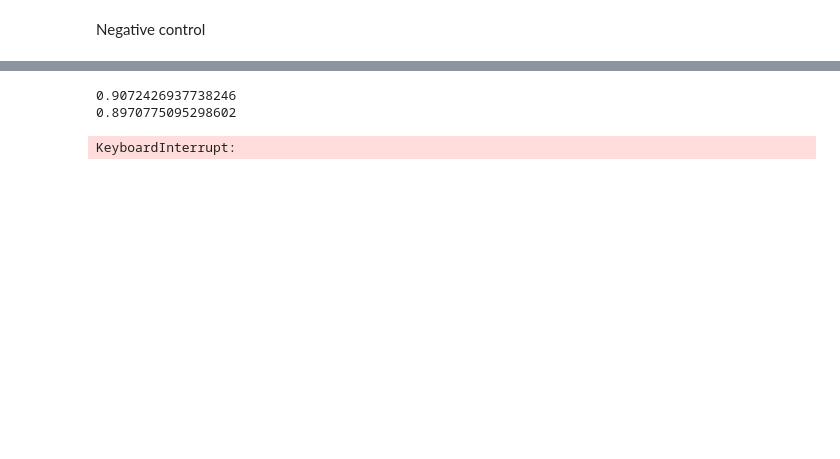
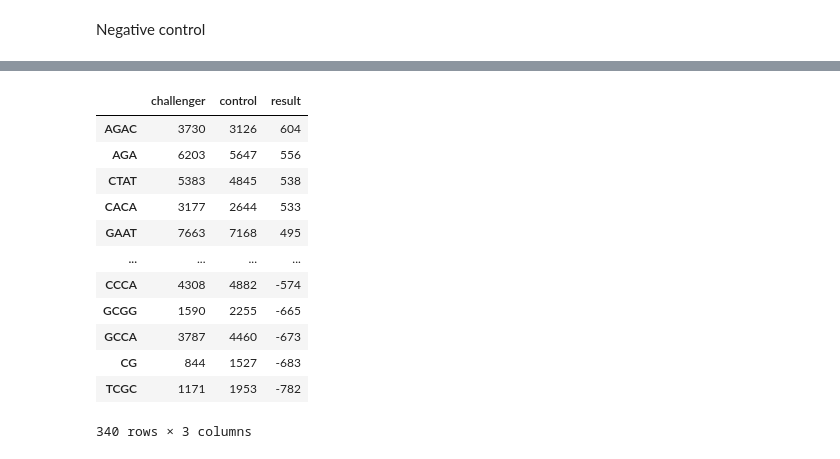
Before and after one commit to DeadlineWasYesterday/V-Classifier, a Jupyter notebook: Ele Filter 1.ipynb, the cells around one changed output, grey strips where cells are left out. Saved outputs shown, nothing was run; the diff lists cells and outputs as text; code cells hidden in the pictures; blank space fills up the shorter version.

```diff
--- a/Ele Filter 1.ipynb
+++ b/Ele Filter 1.ipynb
@@ -111,6 +111,9 @@ def rfimp(feats,pnrtr,pnrts):
     y_train = pnrtr.iloc[:, 1].values.astype(float)
     y_test = pnrts.iloc[:, 1].values.astype(float)
 
+    X = np.concatenate([X_train, X_test], axis = 0)
+    y = np.concatenate([y_train, y_test], axis = 0)
+
     # Feature Scaling
     from sklearn.preprocessing import StandardScaler
     sc = StandardScaler()
@@ -119,7 +122,7 @@ def rfimp(feats,pnrtr,pnrts):
 
     # Fitting Random Forest Classification to the Training set
     from sklearn.ensemble import RandomForestClassifier
-    classifier = RandomForestClassifier(n_estimators = 10, criterion = 'entropy', random_state = 0)
+    classifier = RandomForestClassifier(n_estimators = 15, criterion = 'entropy', random_state = 0)
     classifier.fit(X_train, y_train)
 
     # Predicting the Test set results
@@ -129,11 +132,15 @@ def rfimp(feats,pnrtr,pnrts):
     from sklearn.metrics import confusion_matrix
     cm = confusion_matrix(y_test, y_pred)
 
-    return cm
+    scores_mic = cross_val_score(classifier, X, y, cv=5, scoring='f1_micro')
+
+    return scores_mic
 # %%
 pndf = pd.read_csv('pndf.csv')
 res = pd.read_csv('res 340.csv')
 df1 = pd.concat([pndf, res], axis = 1)
+df1.loc[pndf['Gen'] == 'ssRNA(+)', 'Gen'] = 0
+df1.loc[pndf['Gen'] == 'ssRNA(-)', 'Gen'] = 1
 
 aclist = []
 
@@ -147,10 +154,10 @@ for i in range(20):
     pnrts = pd.concat([e,f], axis = 0)
 
     feats = featsrc(rp1,rn1)
-    cm = rfimp(feats, pnrtr, pnrts)
+    fmic = rfimp(feats, pnrtr, pnrts)
 
-    aclist.append((cm[0][0] + cm[1][1]) / (cm.sum()))
-    print((cm[0][0] + cm[1][1]) / (cm.sum()))
+    aclist.append(fmic.mean())
+    print(fmic.mean(), fmic.std()*2)
 
 print(np.mean(aclist))
 # %% [output]
@@ -177,12 +178,12 @@ df1 = pd.concat([pndf, res], axis = 1)
 for i1 in range(10):
     df1['Gen'] = 0
     rindex = np.random.choice(len(df1), 283, replace=False)
-    for i in rindex:
-        df1.loc[i,'Gen', 'Gen'] = 1
+    for i2 in rindex:
+        df1.loc[i2,'Gen'] = 1
 
     aclist = []
 
-    for i2 in range(20):
+    for i2 in range(5):
         a,b,c,d,e,f = split(df1)
         ps1 = a.iloc[:,:8]
         ns1 = b.iloc[:,:8]
@@ -192,9 +193,10 @@ for i1 in range(10):
         pnrts = pd.concat([e,f], axis = 0)
 
         feats = featsrc(rp1,rn1)
-        cm = rfimp(feats, pnrtr, pnrts)
+        fmic = rfimp(feats, pnrtr, pnrts)
 
-        aclist.append((cm[0][0] + cm[1][1]) / (cm.sum()))
-        print((cm[0][0] + cm[1][1]) / (cm.sum()))
+        aclist.append(fmic.mean())
+        print(fmic.mean())
+        print(fmic.mean(), fmic.std())
 
     print(np.mean(aclist))
@@ -277,15 +322,16 @@ def rfimp(pn, feats):
-# %%
-aclist = []
-
-for i in range(20):
-    pn, feats = featsrc()
-    cm = rfimp(pn, feats)
-
-    aclist.append((cm[0][0] + cm[1][1]) / (cm.sum()))
-    print((cm[0][0] + cm[1][1]) / (cm.sum()))
-
-print(np.mean(aclist))
-# %% [output]
-0.9072426937738246
-0.8970775095298602
-KeyboardInterrupt:
+# %%
+fdf.sort_values(by='result', ascending = False)
+# %% [output]
+|  | challenger | control | result |
+| AGAC | 3730 | 3126 | 604 |
+| AGA | 6203 | 5647 | 556 |
+| CTAT | 5383 | 4845 | 538 |
+| CACA | 3177 | 2644 | 533 |
+| GAAT | 7663 | 7168 | 495 |
+| ... | ... | ... | ... |
+| CCCA | 4308 | 4882 | -574 |
+| GCGG | 1590 | 2255 | -665 |
+| GCCA | 3787 | 4460 | -673 |
+| CG | 844 | 1527 | -683 |
+| TCGC | 1171 | 1953 | -782 |
+340 rows × 3 columns
```
Also changed, not shown: parts of 8 cells of this notebook, 5 other files.
